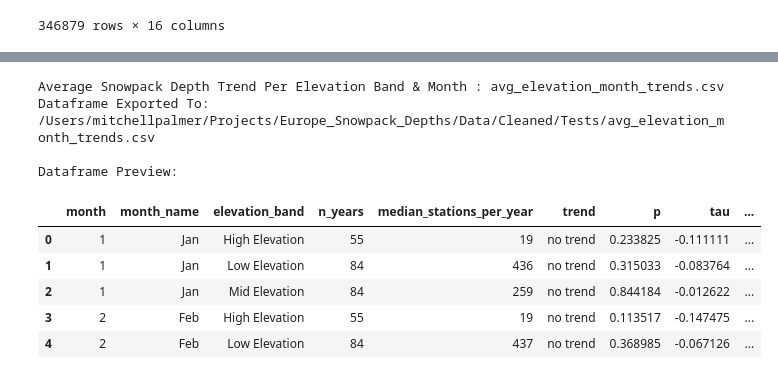
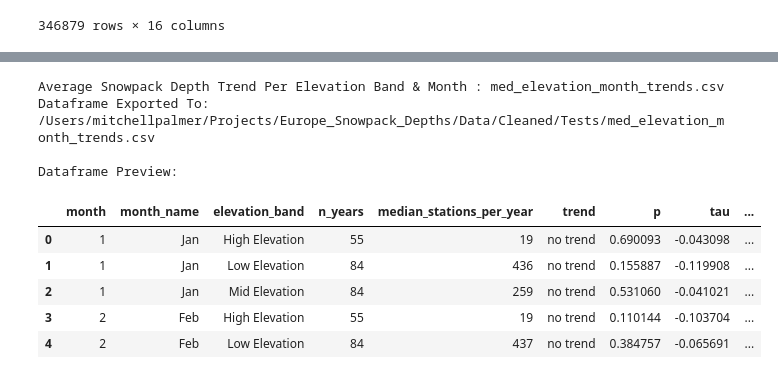
Before and after one commit to Mitch-P-Analyst/Europe_Snowpack_Depths, a Jupyter notebook: Notebooks/03_Statistical_Testing.ipynb, the cells around one changed output, grey strips where cells are left out. Cells and saved outputs as stored; diff of their text form; code cells hidden in the pictures.

```diff
--- a/Notebooks/03_Statistical_Testing.ipynb
+++ b/Notebooks/03_Statistical_Testing.ipynb
@@ -100,7 +100,7 @@ A series of Mann_Kendall statistical tests to analyze the changing rate of avera
 # Create Dataframe of snow recordings per month
 monthly = (snow_recordings
            .groupby(['country', 'country_abr','station_id','year','month','month_name'], as_index=False)
-           .agg(hnsum=('hnsum','mean')))
+           .agg(hnsum=('hnsum','median')))
 
 monthly.sort_values('year')
 # %% [output]
@@ -462,7 +462,7 @@ MIN_STATIONS_PER_YEAR = 10  # coverage guardrail
 cm = (snow_recordings
       .groupby(['country','country_abr','year','month','month_name'])
       .agg(n_stations=('station_id','nunique'),
-           hn_mean=('hnsum','mean'))          # or weighted mean, see below
+           hn_mean=('hnsum','median'))          # or weighted mean, see below
       .reset_index())
 
 # require a minimum number of stations in a given year-month to avoid 1-station years
@@ -534,7 +534,7 @@ country_month_macro = (
 
 
 try:
-    country_month_macro_path = REPO_ROOT / 'Data/Cleaned/Tests/avg_country_month_trends.csv'
+    country_month_macro_path = REPO_ROOT / 'Data/Cleaned/Tests/med_country_month_trends.csv'
     country_month_macro.to_csv(country_month_macro_path, index=False)
     if country_month_macro_path.exists():
         print(f'Average Snowpack Depth Trend Per Country & Month : {country_month_macro_path.name} \n'
@@ -568,7 +568,7 @@ MIN_STATIONS_PER_YEAR = 10  # coverage guardrail
 cm_country = (snow_recordings
       .groupby(['country','country_abr','year',])
       .agg(n_stations=('station_id','nunique'),
-           hn_mean=('hnsum','mean'))          # or weighted mean, see below
+           hn_mean=('hnsum','median'))          # or weighted mean, see below
       .reset_index())
 
 # require a minimum number of stations in a given year-month to avoid 1-station years
@@ -640,7 +640,7 @@ country_macro = (
 
 
 try:
-    country_macro_path = REPO_ROOT / 'Data/Cleaned/Tests/avg_country_trends.csv'
+    country_macro_path = REPO_ROOT / 'Data/Cleaned/Tests/med_country_trends.csv'
     country_macro.to_csv(country_macro_path, index=False)
     if country_macro_path.exists():
         print(f'Average Snowpack Depth Trend Per Country : {country_macro_path.name} \n'
@@ -674,7 +674,7 @@ MIN_STATIONS_PER_YEAR = 10  # coverage guardrail
 cm_month = (snow_recordings
       .groupby(['year','month','month_name'])
       .agg(n_stations=('station_id','nunique'),
-           hn_mean=('hnsum','mean'))          # or weighted mean, see below
+           hn_mean=('hnsum','median'))          # or weighted mean, see below
       .reset_index())
 
 cm_month = cm_month[cm_month['n_stations'] >= MIN_STATIONS_PER_YEAR]
@@ -741,7 +741,7 @@ month_macro = (
 )
 
 try:
-    month_macro_path = REPO_ROOT / 'Data/Cleaned/Tests/avg_month_trends.csv'
+    month_macro_path = REPO_ROOT / 'Data/Cleaned/Tests/med_month_trends.csv'
     month_macro.to_csv(month_macro_path, index=False )
     if month_macro_path.exists():
         print(f'Average Snowpack Depth Trend Per Month : {month_macro_path.name} \n'
@@ -787,7 +787,7 @@ cm_elevation = (snow_recordings
                 .groupby(['year','month','month_name','elevation_band'])
                 .agg(
                     n_stations=('station_id','nunique'),
-                    hn_mean=('hnsum','mean')
+                    hn_mean=('hnsum','median')
                     )
                 .reset_index()
                 )
@@ -839,43 +839,43 @@ def mk_elevation(group_df: pd.DataFrame) -> pd.Series:
         result = mk.original_test(y)
         variant = 'original'
 
-    # 5) Assubme result row for this test (Elevation Band)
+    # 5) Assume result row for this test (Elevation Band)
     return pd.Series({
         'n_years': n_years,
         'median_stations_per_year': stations_median,
         'trend':result.trend,
         'p': result.p,
         'tau': result.Tau,
         'slope_per_year': result.slope,          # cm/year
         'slope_per_decade': result.slope * 10,   # cm/decade
         'variant': variant,
     })
 
 elevation_macro = (
     cm_elevation.groupby(['month','month_name','elevation_band'], group_keys= False)
     .apply(mk_elevation)
     .reset_index()
 )
 
 try:
-    elevation_macro_path = REPO_ROOT / 'Data/Cleaned/Tests/avg_elevation_month_trends.csv'
+    elevation_macro_path = REPO_ROOT / 'Data/Cleaned/Tests/med_elevation_month_trends.csv'
     elevation_macro.to_csv(elevation_macro_path, index=False)
     if elevation_macro_path.exists():
         print(f'Average Snowpack Depth Trend Per Elevation Band & Month : {elevation_macro_path.name} \n'
               f'Dataframe Exported To: {elevation_macro_path} \n')
 except Exception as e:
     print('Dataframe Failed to Export \n')
 
 print('Dataframe Preview: \n')
 elevation_macro.head(5)
 # %% [output]
-Average Snowpack Depth Trend Per Elevation Band & Month : avg_elevation_month_trends.csv
-Dataframe Exported To: /Users/mitchellpalmer/Projects/Europe_Snowpack_Depths/Data/Cleaned/Tests/avg_elevation_month_trends.csv
+Average Snowpack Depth Trend Per Elevation Band & Month : med_elevation_month_trends.csv
+Dataframe Exported To: /Users/mitchellpalmer/Projects/Europe_Snowpack_Depths/Data/Cleaned/Tests/med_elevation_month_trends.csv
 
 Dataframe Preview:
 |  | month | month_name | elevation_band | n_years | median_stations_per_year | trend | p | tau | ... |
-| 0 | 1 | Jan | High Elevation | 55 | 19 | no trend | 0.233825 | -0.111111 | ... |
-| 1 | 1 | Jan | Low Elevation | 84 | 436 | no trend | 0.315033 | -0.083764 | ... |
-| 2 | 1 | Jan | Mid Elevation | 84 | 259 | no trend | 0.844184 | -0.012622 | ... |
-| 3 | 2 | Feb | High Elevation | 55 | 19 | no trend | 0.113517 | -0.147475 | ... |
-| 4 | 2 | Feb | Low Elevation | 84 | 437 | no trend | 0.368985 | -0.067126 | ... |
+| 0 | 1 | Jan | High Elevation | 55 | 19 | no trend | 0.690093 | -0.043098 | ... |
+| 1 | 1 | Jan | Low Elevation | 84 | 436 | no trend | 0.155887 | -0.119908 | ... |
+| 2 | 1 | Jan | Mid Elevation | 84 | 259 | no trend | 0.531060 | -0.041021 | ... |
+| 3 | 2 | Feb | High Elevation | 55 | 19 | no trend | 0.110144 | -0.103704 | ... |
+| 4 | 2 | Feb | Low Elevation | 84 | 437 | no trend | 0.384757 | -0.065691 | ... |
```
Also changed, not shown: parts of 8 cells of this notebook, 13 other files.
